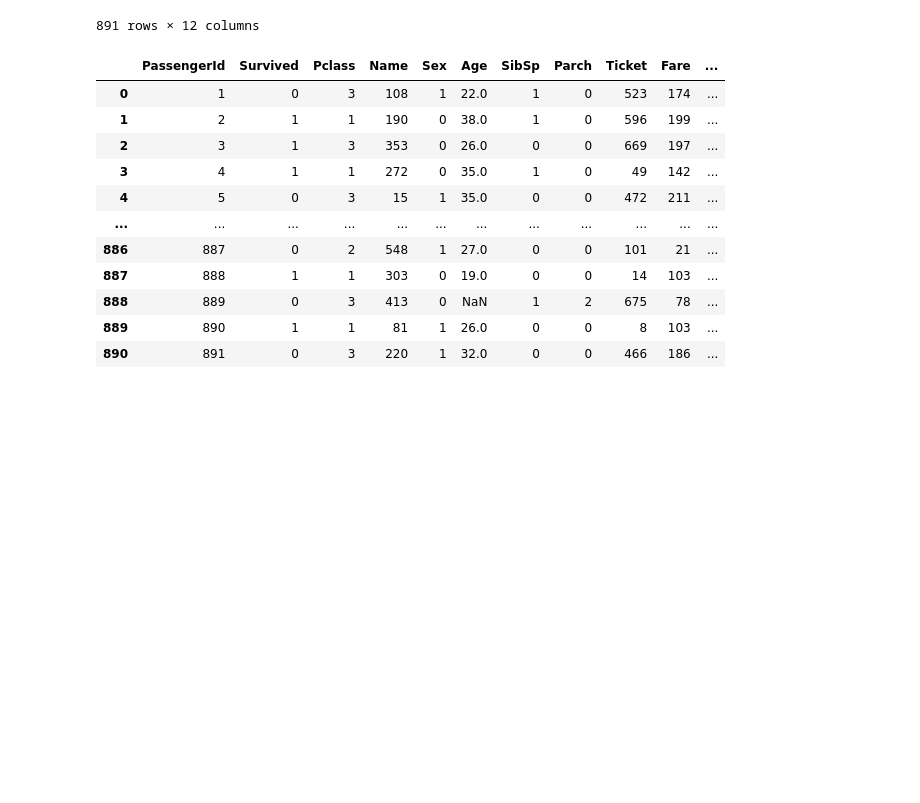
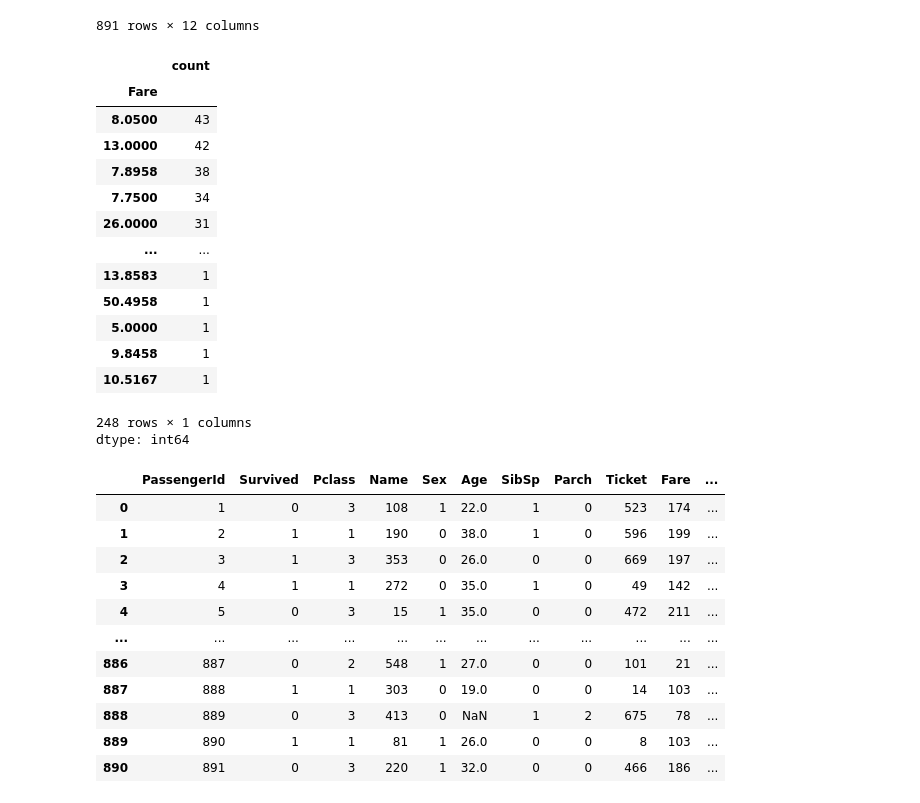
Before and after one commit to ZohaAsghar/taitanic-prdiction, a Jupyter notebook: titanic.ipynb, the cells around one changed output. Cells and saved outputs as stored; diff of their text form; code cells hidden in the pictures; blank space fills up the shorter version.

```diff
--- a/titanic.ipynb
+++ b/titanic.ipynb
@@ -171,6 +213,24 @@ df
 | 889 | 890 | 1 | 1 | 81 | 1 | 26.0 | 0 | 0 | 8 | 30.0000 | ... |
 | 890 | 891 | 0 | 3 | 220 | 1 | 32.0 | 0 | 0 | 466 | 7.7500 | ... |
 891 rows × 12 columns
+# %%
+df['Fare'].value_counts()
+# %% [output]
+|  | count |
+| Fare |  |
+| 8.0500 | 43 |
+| 13.0000 | 42 |
+| 7.8958 | 38 |
+| 7.7500 | 34 |
+| 26.0000 | 31 |
+| ... | ... |
+| 13.8583 | 1 |
+| 50.4958 | 1 |
+| 5.0000 | 1 |
+| 9.8458 | 1 |
+| 10.5167 | 1 |
+248 rows × 1 columns
+dtype: int64
 # %%
 df["Fare"]=df["Fare"].astype(str)
 df["Fare"] = coder.fit_transform(df["Fare"])
```
Also changed, not shown: parts of 13 cells of this notebook.
